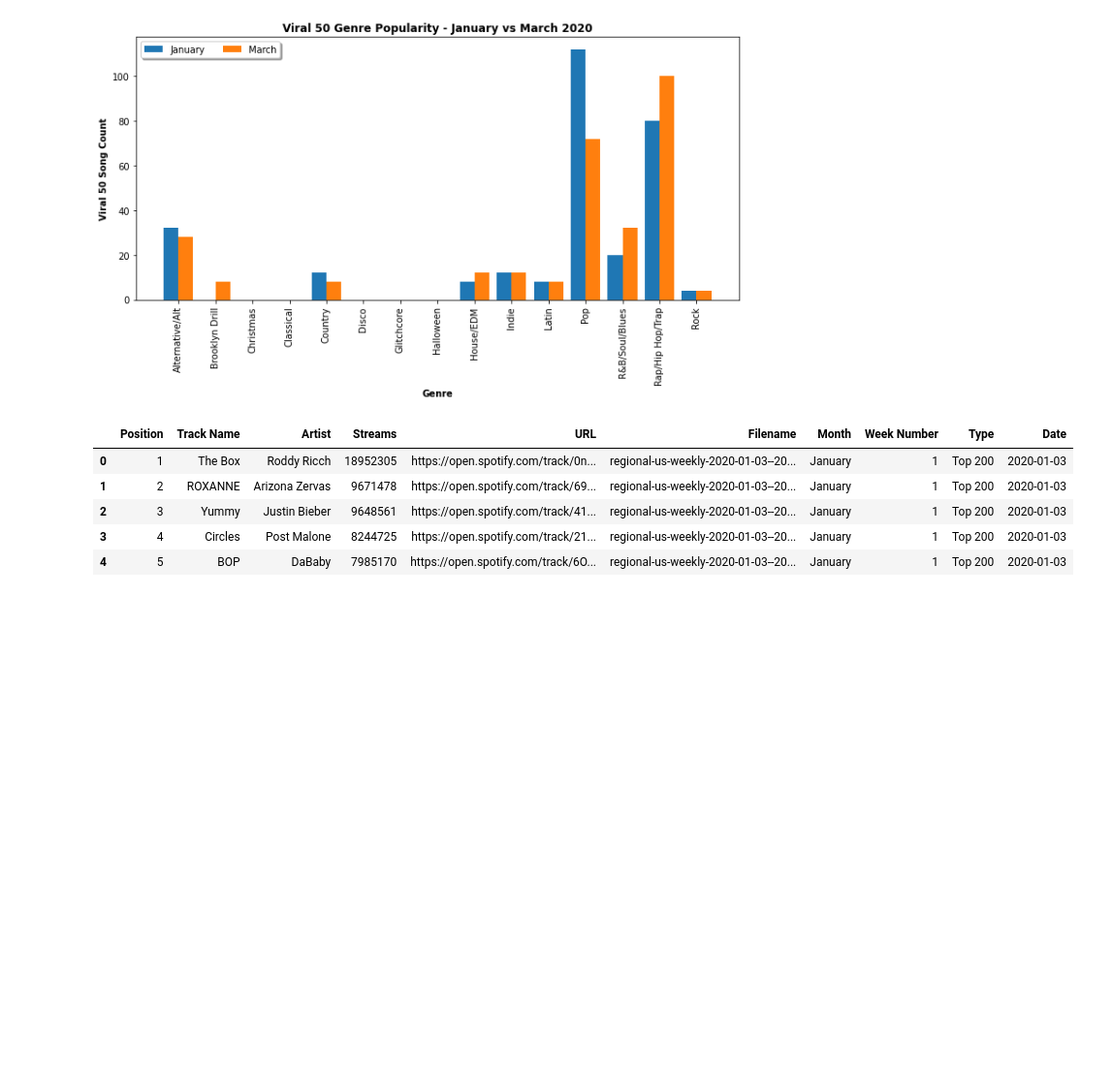
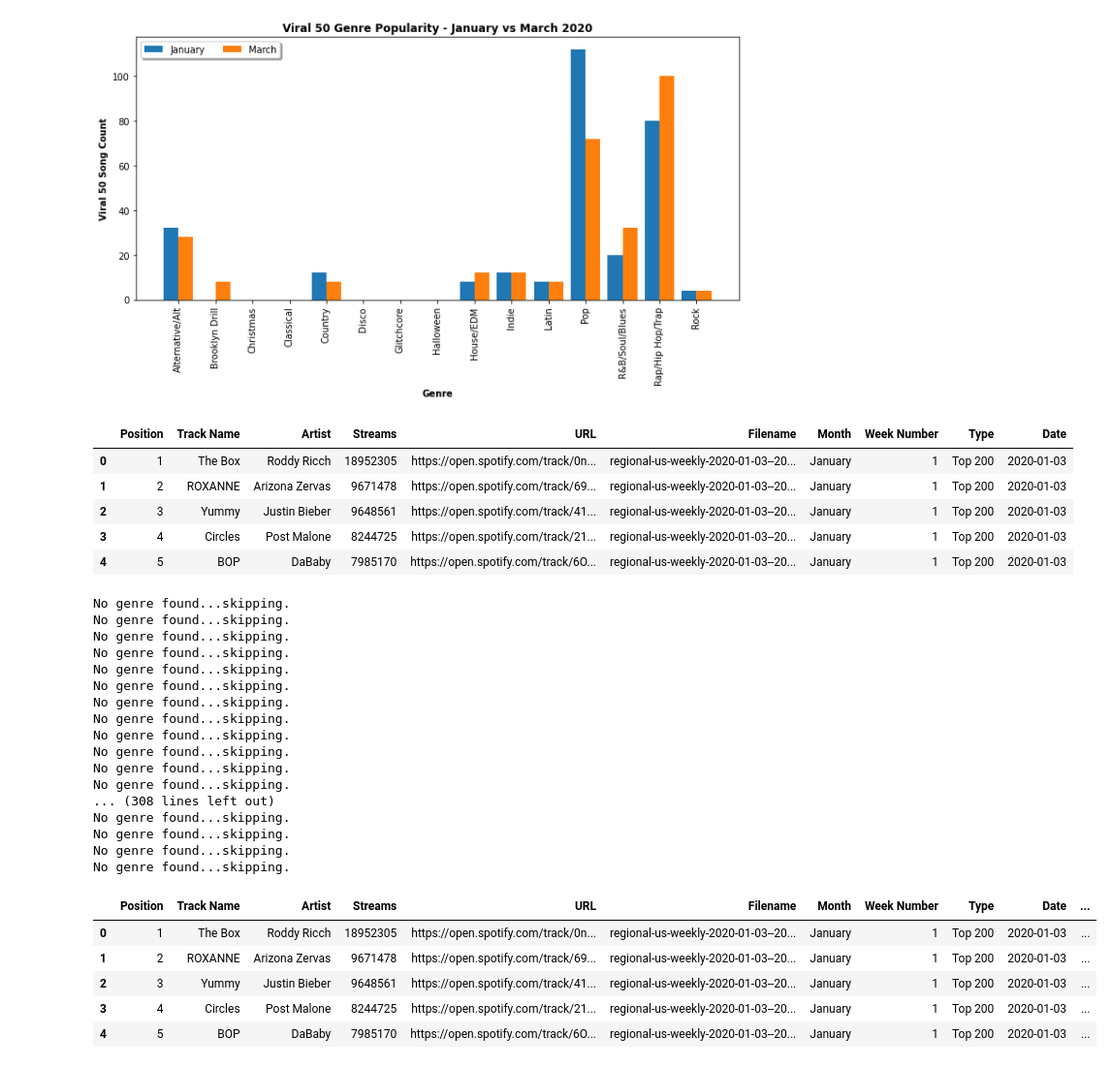
Before and after one commit to Teablee/project-one, a Jupyter notebook: royster.ipynb, the cells around one changed output. Shown at 97% size. Cells and saved outputs as stored; diff of their text form; code cells hidden in the pictures; blank space fills up the shorter version.

Commit message:
top 200 genres done w/ new csv added for ea month

```diff
--- a/royster.ipynb
+++ b/royster.ipynb
@@ -10,7 +10,7 @@ import json
 import spotipy
 
 client_id = "9ab504ff3c144d03924e45bd7cae5168"
-client_secret = "SECRET"
+client_secret = "0494ed29f0f6409cb9e2d4e472911c70"
 
 from spotipy.oauth2 import SpotifyClientCredentials
 
@@ -335,3 +344,59 @@ jan_top_200.head()
 | 2 | 3 | Yummy | Justin Bieber | 9648561 | https://open.spotify.com/track/41... | regional-us-weekly-2020-01-03--20... | January | 1 | Top 200 | 2020-01-03 |
 | 3 | 4 | Circles | Post Malone | 8244725 | https://open.spotify.com/track/21... | regional-us-weekly-2020-01-03--20... | January | 1 | Top 200 | 2020-01-03 |
 | 4 | 5 | BOP | DaBaby | 7985170 | https://open.spotify.com/track/6O... | regional-us-weekly-2020-01-03--20... | January | 1 | Top 200 | 2020-01-03 |
+# %%
+# get Genre information of Top 200 for January
+
+# create columns for Spotify data
+jan_top_200['Artist ID'] = ''
+jan_top_200['Genre 1'] = ''
+jan_top_200['Genre 2'] = ''
+jan_top_200['Genre 3'] = ''
+
+# create list to collect artist ID
+artist_id = []
+
+# loop to go through dataframe and pull artist ID
+for index, row in jan_top_200.iterrows():
+    track_id = row['URL']
+    track_features = sp.track(track_id)
+    jan_top_200.loc[index, 'Artist ID'] = track_features['album']['artists'][0]['id']
+    time.sleep(1.01)
+
+# loop to go through dataframe and pull genres
+for index, row in jan_top_200.iterrows():
+    genre_id = row['Artist ID']
+    artist_features = sp.artist(genre_id)
+    try:
+        jan_top_200.loc[index, 'Genre 1'] = artist_features['genres'][0]
+        jan_top_200.loc[index, 'Genre 2'] = artist_features['genres'][1]
+        jan_top_200.loc[index, 'Genre 3'] = artist_features['genres'][2]
+    except (IndexError, KeyError):
+        print(f'No genre found...skipping.')
+    time.sleep(1.01)
+
+jan_top_200.head()
+# %% [output]
+No genre found...skipping.
+No genre found...skipping.
+No genre found...skipping.
+No genre found...skipping.
+No genre found...skipping.
+No genre found...skipping.
+No genre found...skipping.
+No genre found...skipping.
+No genre found...skipping.
+No genre found...skipping.
+No genre found...skipping.
+No genre found...skipping.
+... (308 lines left out)
+No genre found...skipping.
+No genre found...skipping.
+No genre found...skipping.
+No genre found...skipping.
+|  | Position | Track Name | Artist | Streams | URL | Filename | Month | Week Number | Type | Date | ... |
+| 0 | 1 | The Box | Roddy Ricch | 18952305 | https://open.spotify.com/track/0n... | regional-us-weekly-2020-01-03--20... | January | 1 | Top 200 | 2020-01-03 | ... |
+| 1 | 2 | ROXANNE | Arizona Zervas | 9671478 | https://open.spotify.com/track/69... | regional-us-weekly-2020-01-03--20... | January | 1 | Top 200 | 2020-01-03 | ... |
+| 2 | 3 | Yummy | Justin Bieber | 9648561 | https://open.spotify.com/track/41... | regional-us-weekly-2020-01-03--20... | January | 1 | Top 200 | 2020-01-03 | ... |
+| 3 | 4 | Circles | Post Malone | 8244725 | https://open.spotify.com/track/21... | regional-us-weekly-2020-01-03--20... | January | 1 | Top 200 | 2020-01-03 | ... |
+| 4 | 5 | BOP | DaBaby | 7985170 | https://open.spotify.com/track/6O... | regional-us-weekly-2020-01-03--20... | January | 1 | Top 200 | 2020-01-03 | ... |
```
Also changed, not shown: parts of 4 cells of this notebook, 2 other files.
